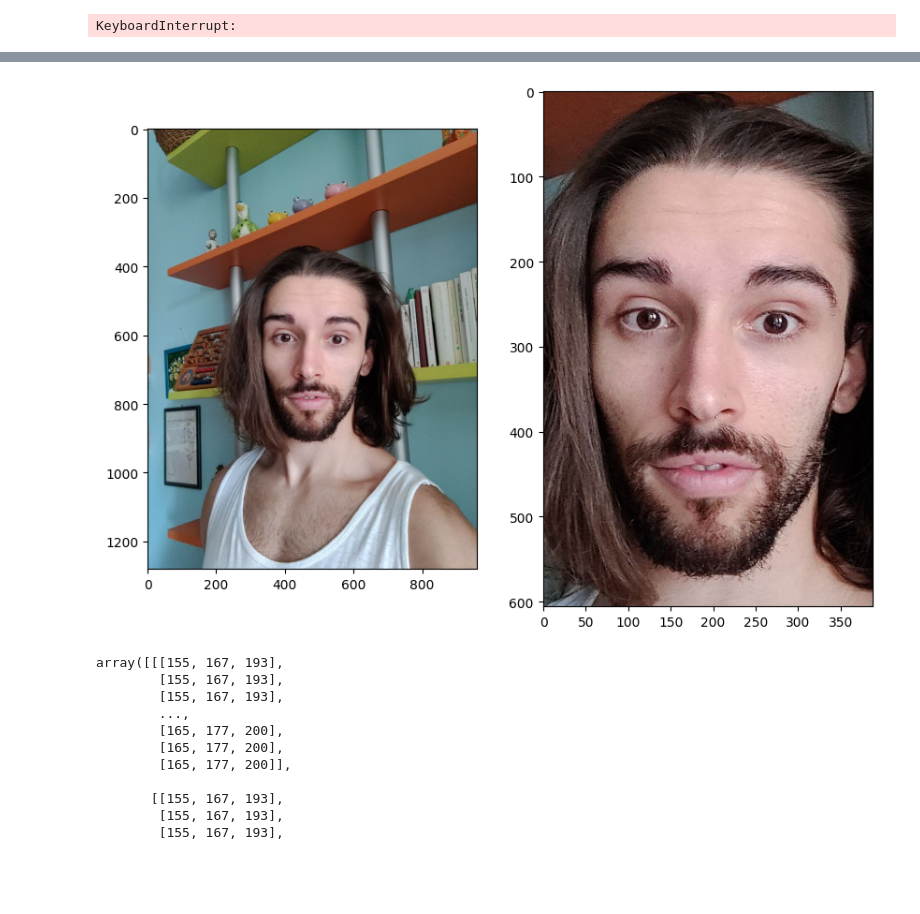
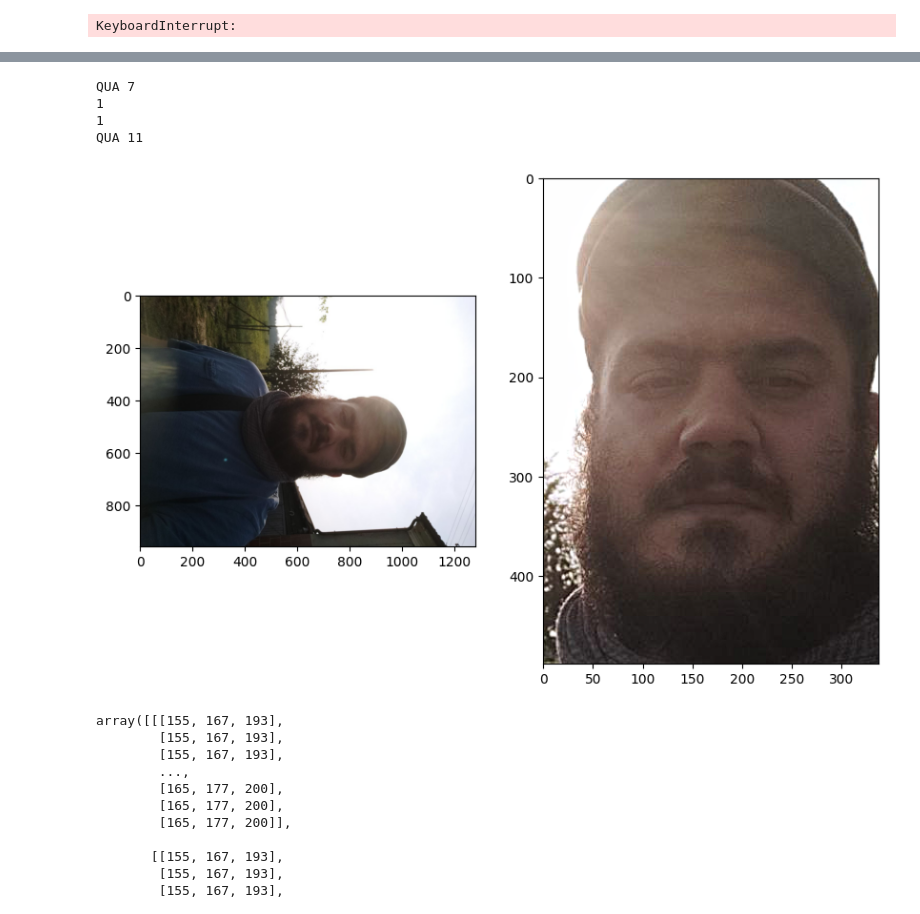
Before and after one commit to AlexGerry/Face_good_vs_bad, a Jupyter notebook: src/Preprocessing/preprocessing.ipynb, the cells around one changed output, grey strips where cells are left out. Saved outputs shown, nothing was run; the diff lists cells and outputs as text; code cells hidden in the pictures; blank space fills up the shorter version.

```diff
--- a/src/Preprocessing/preprocessing.ipynb
+++ b/src/Preprocessing/preprocessing.ipynb
@@ -124,7 +124,7 @@ def find_face_and_preprocess(path):
     faces = detector.detect_faces(im)
     print("QUA 1")
     if len(faces)==0:
-        #im = preprocess_all(im)
+        im = preprocess_all(im)
         print("QUA 2")
         faces = detector.detect_faces(im)
         print("QUA 3")
@@ -171,10 +171,11 @@ def find_face_and_preprocess(path):
             final_imgs += [final_crop]
     return final_imgs
 # %%
-path = "./imgs/error.jpg"
+path = "./imgs/my3.jpg"
 final_crop = find_face_and_preprocess(path)
 if final_crop is not None:
     for i in final_crop:
+        skimage.io.imsave("./imgs/my3_fix.jpg",i)
         plt.figure(figsize=(10,10))
         plt.subplot(1,2,1)
         plt.imshow(imread(path))
@@ -201,4 +203,8 @@ QUA 11
+QUA 7
+1
+1
+QUA 11
-[figure, old version]
+[figure, new version]
 # %%
 from PIL import Image
 for i in final_crop:
```
Also changed, not shown: parts of 1 cell of this notebook, 1 other file.
